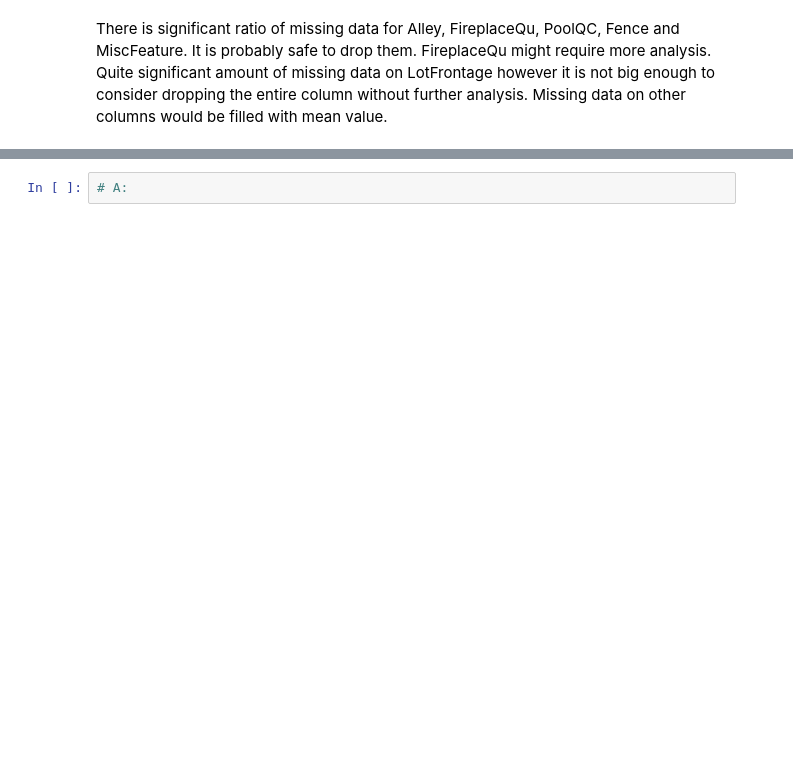
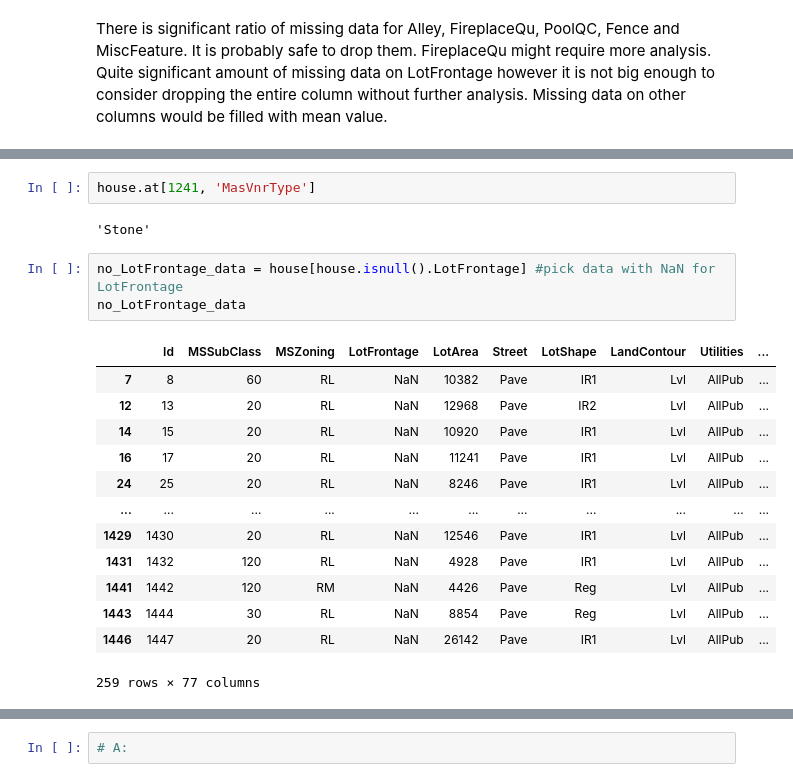
Before and after one commit to Chiuchiyin/Coding-fun, a Jupyter notebook: Ames Housing Data/project-03-starter.ipynb, the cells around one changed output, grey strips where cells are left out. Saved outputs shown, nothing was run; the diff lists cells and outputs as text; blank space fills up the shorter version.

```diff
--- a/Ames Housing Data/project-03-starter.ipynb
+++ b/Ames Housing Data/project-03-starter.ipynb
@@ -189,0 +291,21 @@ Length: 77, dtype: int64
+# %%
+house.at[1241, 'MasVnrType']
+# %% [output]
+'Stone'
+# %%
+no_LotFrontage_data = house[house.isnull().LotFrontage] #pick data with NaN for LotFrontage
+no_LotFrontage_data
+# %% [output]
+|  | Id | MSSubClass | MSZoning | LotFrontage | LotArea | Street | LotShape | LandContour | Utilities | ... |
+| 7 | 8 | 60 | RL | NaN | 10382 | Pave | IR1 | Lvl | AllPub | ... |
+| 12 | 13 | 20 | RL | NaN | 12968 | Pave | IR2 | Lvl | AllPub | ... |
+| 14 | 15 | 20 | RL | NaN | 10920 | Pave | IR1 | Lvl | AllPub | ... |
+| 16 | 17 | 20 | RL | NaN | 11241 | Pave | IR1 | Lvl | AllPub | ... |
+| 24 | 25 | 20 | RL | NaN | 8246 | Pave | IR1 | Lvl | AllPub | ... |
+| ... | ... | ... | ... | ... | ... | ... | ... | ... | ... | ... |
+| 1429 | 1430 | 20 | RL | NaN | 12546 | Pave | IR1 | Lvl | AllPub | ... |
+| 1431 | 1432 | 120 | RL | NaN | 4928 | Pave | IR1 | Lvl | AllPub | ... |
+| 1441 | 1442 | 120 | RM | NaN | 4426 | Pave | Reg | Lvl | AllPub | ... |
+| 1443 | 1444 | 30 | RL | NaN | 8854 | Pave | Reg | Lvl | AllPub | ... |
+| 1446 | 1447 | 20 | RL | NaN | 26142 | Pave | IR1 | Lvl | AllPub | ... |
+259 rows × 77 columns
```
Also changed, not shown: parts of 24 cells of this notebook.
